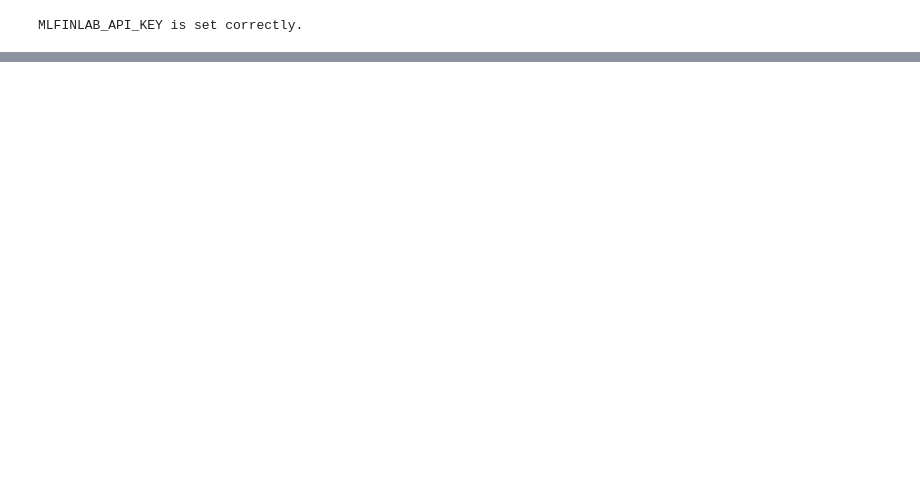
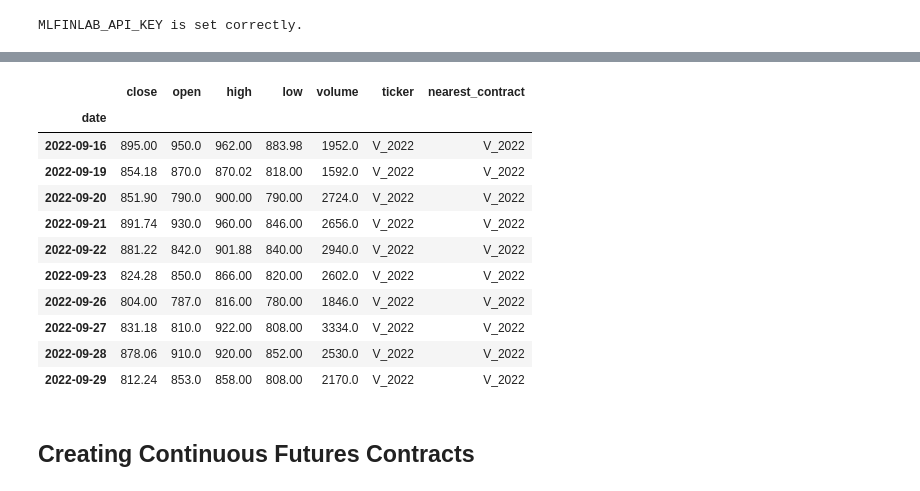
Before and after one commit to RazDwa1923/MFIN_Course, a Jupyter notebook: HW1.ipynb, the cells around one changed output, grey strips where cells are left out. Saved outputs shown, nothing was run; the diff lists cells and outputs as text; code cells hidden in the pictures; blank space fills up the shorter version.

```diff
--- a/HW1.ipynb
+++ b/HW1.ipynb
@@ -47,0 +48,19 @@ aggregated_df
+# %%
+# viewing tail of the data
+
+aggregated_df.tail(10)
+# %% [output]
+|  | close | open | high | low | volume | ticker | nearest_contract |
+| date |  |  |  |  |  |  |  |
+| 2022-09-16 | 895.00 | 950.0 | 962.00 | 883.98 | 1952.0 | V_2022 | V_2022 |
+| 2022-09-19 | 854.18 | 870.0 | 870.02 | 818.00 | 1592.0 | V_2022 | V_2022 |
+| 2022-09-20 | 851.90 | 790.0 | 900.00 | 790.00 | 2724.0 | V_2022 | V_2022 |
+| 2022-09-21 | 891.74 | 930.0 | 960.00 | 846.00 | 2656.0 | V_2022 | V_2022 |
+| 2022-09-22 | 881.22 | 842.0 | 901.88 | 840.00 | 2940.0 | V_2022 | V_2022 |
+| 2022-09-23 | 824.28 | 850.0 | 866.00 | 820.00 | 2602.0 | V_2022 | V_2022 |
+| 2022-09-26 | 804.00 | 787.0 | 816.00 | 780.00 | 1846.0 | V_2022 | V_2022 |
+| 2022-09-27 | 831.18 | 810.0 | 922.00 | 808.00 | 3334.0 | V_2022 | V_2022 |
+| 2022-09-28 | 878.06 | 910.0 | 920.00 | 852.00 | 2530.0 | V_2022 | V_2022 |
+| 2022-09-29 | 812.24 | 853.0 | 858.00 | 808.00 | 2170.0 | V_2022 | V_2022 |
+# %% [markdown]
+## Creating Continuous Futures Contracts
```
Also changed, not shown: parts of 8 cells of this notebook.
